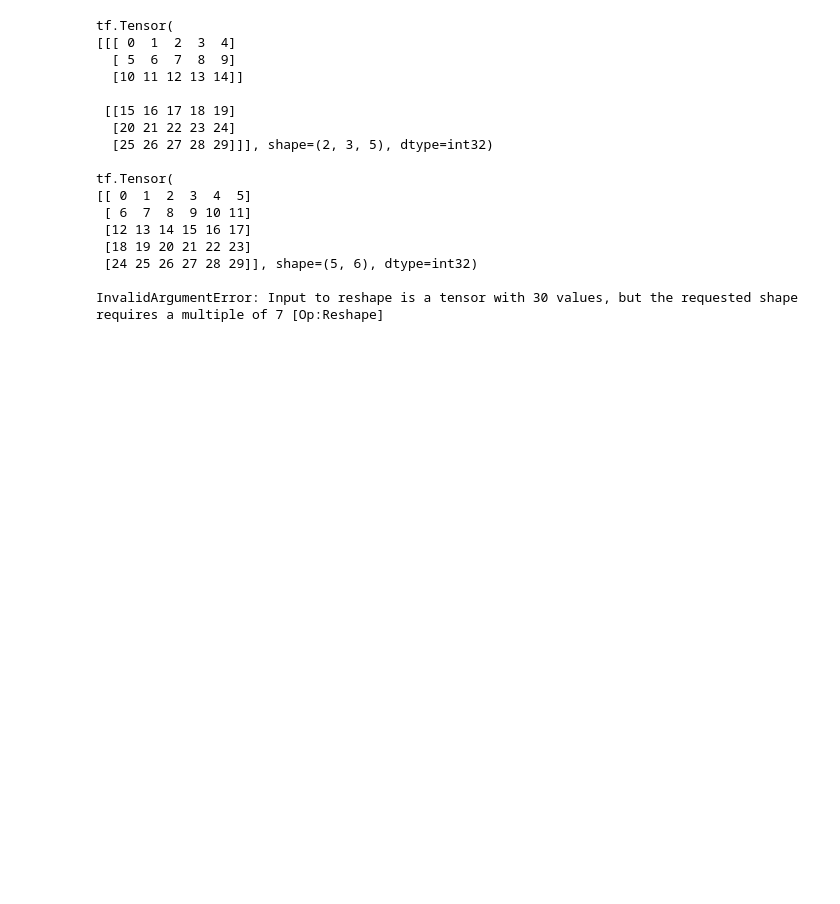
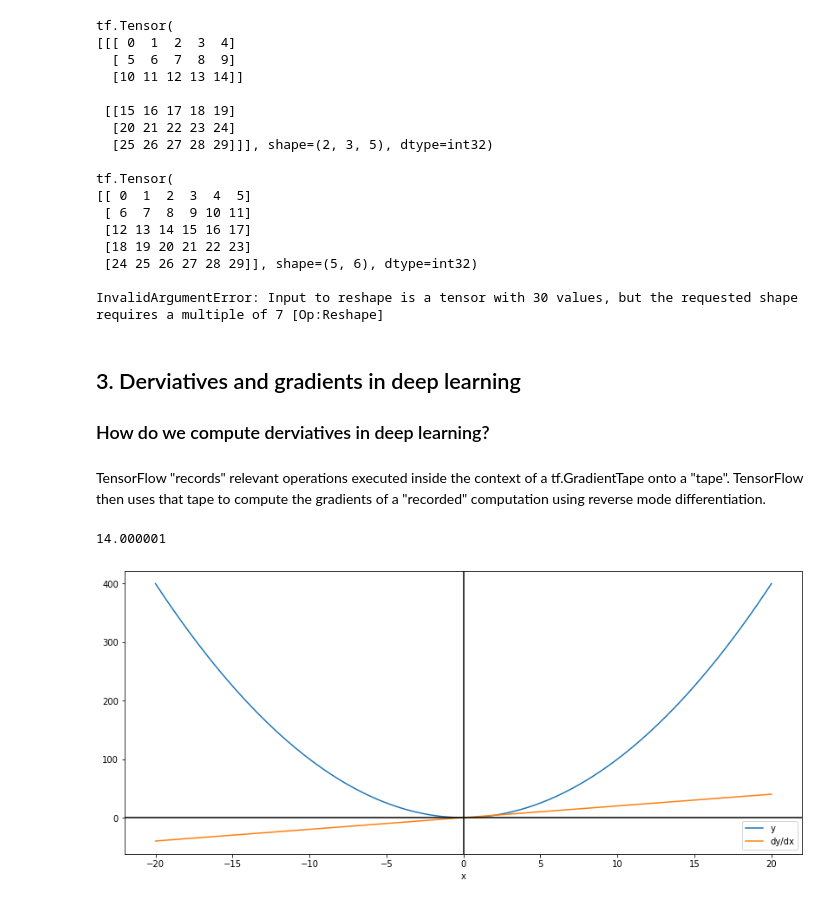
Before and after one commit to pajelonek/deep_learning_lab, a Jupyter notebook: lab1/Lab1.ipynb, the cells around one changed output. Drawn from its saved outputs; the diff is of its cells as text; code cells hidden in the pictures; blank space fills up the shorter version.

```diff
--- a/lab1/Lab1.ipynb
+++ b/lab1/Lab1.ipynb
@@ -288,3 +289,39 @@ tf.Tensor(
  [24 25 26 27 28 29]], shape=(5, 6), dtype=int32)
 
 InvalidArgumentError: Input to reshape is a tensor with 30 values, but the requested shape requires a multiple of 7 [Op:Reshape]
+# %% [markdown]
+## 3. Derviatives and gradients in deep learning
+### How do we compute derviatives in deep learning?
+# %% [markdown]
+TensorFlow "records" relevant operations executed inside the context of a tf.GradientTape onto a "tape".
+TensorFlow then uses that tape to compute the gradients of a "recorded" computation using reverse mode differentiation.
+# %%
+x = tf.Variable(7.0)
+with tf.GradientTape() as tape:
+  y = x**2
+
+# dy = ( 2x ) * dx
+dy_dx = tape.gradient(y, x)
+dy_dx.numpy()
+# %% [output]
+14.000001
+# %%
+plt.figure(figsize=(14, 6))
+x = tf.linspace(-20.0, 20.0, 1000)
+
+with tf.GradientTape() as tape:
+  tape.watch(x)
+  y = x**2
+
+dy_dx = tape.gradient(y, x)
+
+
+plt.plot(x, y, label='y')
+plt.plot(x, dy_dx, label='dy/dx')
+plt.axhline(0, color='black')
+plt.axvline(0, color='black')
+
+plt.legend()
+_ = plt.xlabel('x')
+# %% [output]
+[figure, added]
```
Also changed, not shown: parts of 8 cells of this notebook, 5 other files.
